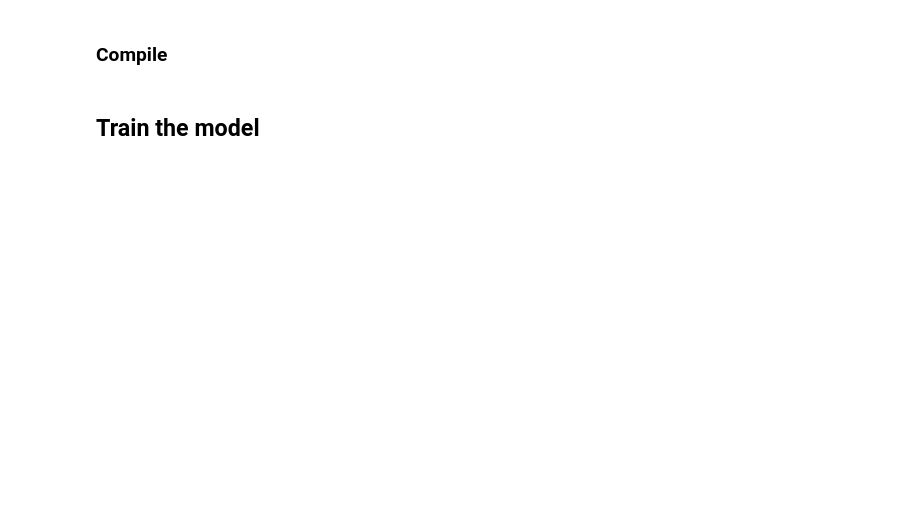
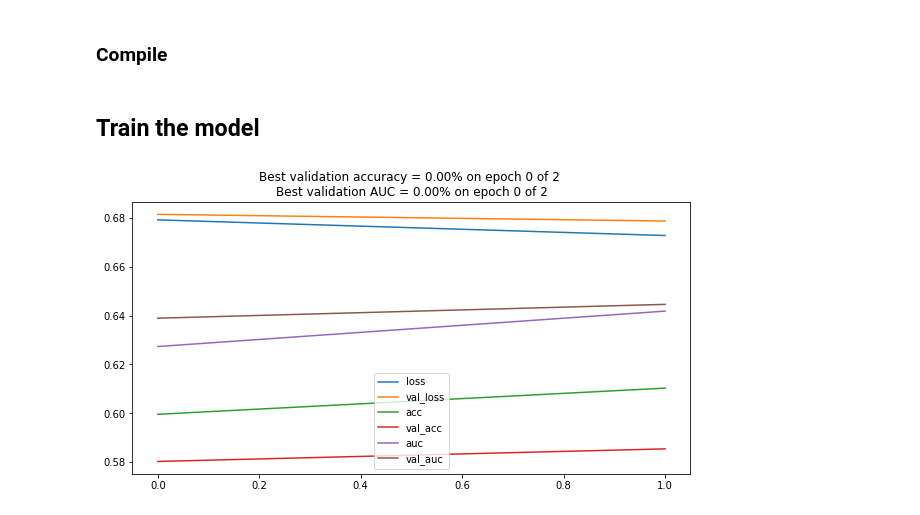
Before and after one commit to simgeekiz/PatchCamelyon, a Jupyter notebook: Nasnet.ipynb, the cells around one changed output. Cells and saved outputs as stored; diff of their text form; code cells hidden in the pictures; blank space fills up the shorter version.

Commit message:
Nasnet run

```diff
--- a/Nasnet.ipynb
+++ b/Nasnet.ipynb
@@ -80,7 +113,7 @@ learning_rate_reduction = ReduceLROnPlateau(monitor='val_acc',
                                             patience=2,
                                             verbose=1,
                                             factor=0.5,
-                                            min_lr=0.00001)
+                                            min_lr=0.000005)
 # %%
 optimizer = Adam(lr=0.001)
 loss = 'binary_crossentropy'
@@ -90,9 +123,9 @@ model.compile(optimizer, loss, metrics)
 # %% [markdown]
 ## Train the model
 # %%
-model_name = 'nasnet_model_bin_cross_arch_8_lr_0_001_inp96_on10k'
+model_name = 'nasnet_model_bin_cross_arch_8_lr_0_001_inp96'
 # %%
-batch_size = 64
+batch_size = 128
 n_epoch = 10
 
 # Parameters for generators
@@ -115,9 +148,9 @@ val_params = {
 # Generators
 training_generator = DataGenerator(partition['train'], x_train, train_labels, **train_params)
 validation_generator = DataGenerator(partition['validation'], x_valid, val_labels, **val_params)
-
-# Callbacks
-callbacks = [PlotCurves(model_name=model_name), learning_rate_reduction]
+# %%
+# Callbacks
+callbacks = [PlotCurves(model_name=model_name, weights2pickle=True), learning_rate_reduction]
 # %%
 del x_train
 del x_valid
@@ -129,3 +162,9 @@ del val_labels
 # Training with learning
 model.fit_generator(training_generator, validation_data=validation_generator,
                     epochs=n_epoch, callbacks=callbacks)
+# %%
+# Training with learning
+model.fit_generator(training_generator, validation_data=validation_generator,
+                    epochs=n_epoch, callbacks=callbacks)
+# %% [output]
+[figure, added]
```
Also changed, not shown: parts of 7 cells of this notebook, 7 other files.
